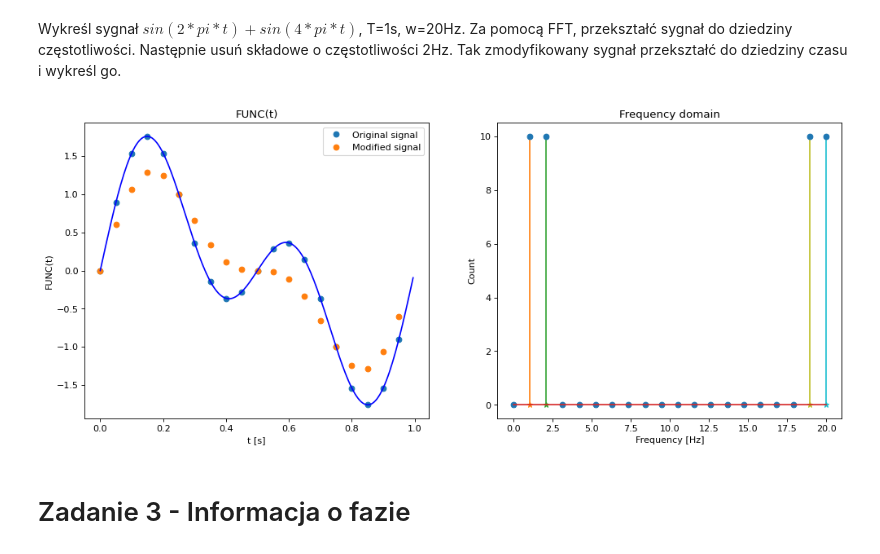
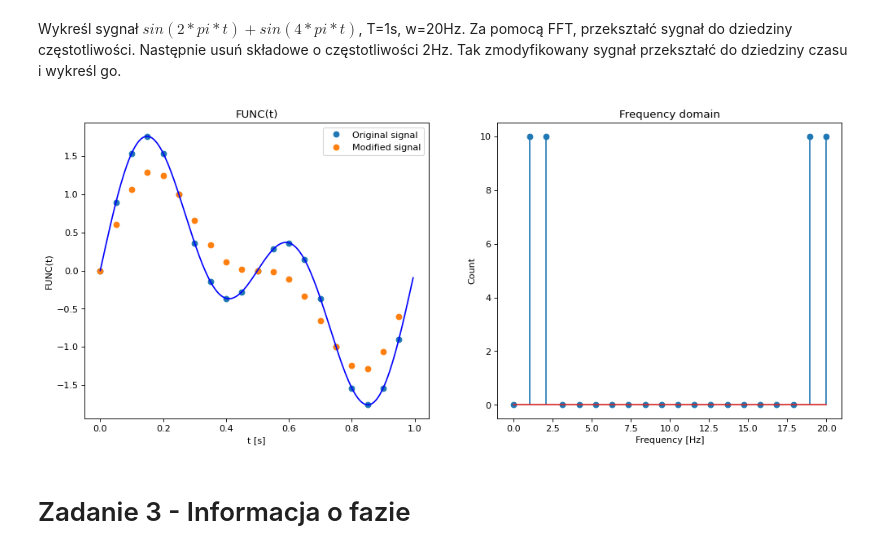
Before and after one commit to Domikado5/kck, a Jupyter notebook: lab9 - signals 2/145402_145280_sygnaly_2.ipynb, the cells around one changed output. Drawn from its saved outputs; the diff is of its cells as text; code cells hidden in the pictures.

```diff
--- a/lab9 - signals 2/145402_145280_sygnaly_2.ipynb
+++ b/lab9 - signals 2/145402_145280_sygnaly_2.ipynb
@@ -72,35 +72,35 @@ base_t = np.arange(0, T, 1/200)
 base_signal = FUNC(base_t)  # creating a smoother original signal
 
 signal_f = np.fft.fft(signal)  # applying discrete fourier transform
 freqs = np.linspace(0, w, n)
 abs_signal_f = np.abs(signal_f)
 
 to_filter = [2]  # creating an indices mask to filter the original signal
 filtered_signal_f = np.copy(signal_f)
 filtered_signal_f[to_filter] = 0  # removing the 2Hz frequency
 
 filtered_signal = np.real(np.fft.ifft(filtered_signal_f))  # applying inverse dicrete fourier transform
 
 # plotting
 plt.figure(figsize=(15, 6), dpi=80)
 plt.subplot(1, 2, 1)
 plt.title('FUNC(t)')
 plt.ylabel('FUNC(t)')
 plt.xlabel('t [s]')
 plt.plot(t, signal, 'o')
 plt.plot(t, filtered_signal, 'o')
 plt.plot(base_t, base_signal, color='blue')
 plt.legend(['Original signal', 'Modified signal'])
 
 plt.subplot(1, 2, 2)
 plt.title('Frequency domain')
-plt.stem(freqs, abs_signal_f, '-*')
+plt.stem(freqs, abs_signal_f, '-*', use_line_collection=True)
 plt.xlabel('Frequency [Hz]')
 plt.ylabel('Count')
 
 plt.show()
 # %% [output]
-[figure, old version]
+[figure, new version]
 # %% [markdown]
 # Zadanie 3 - Informacja o fazie
 # %% [markdown]
```
Also changed, not shown: parts of 2 cells of this notebook.
